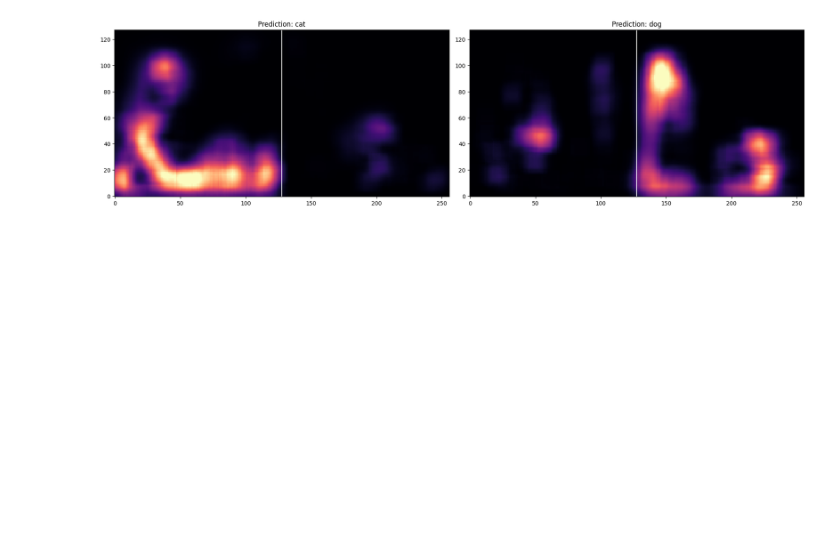
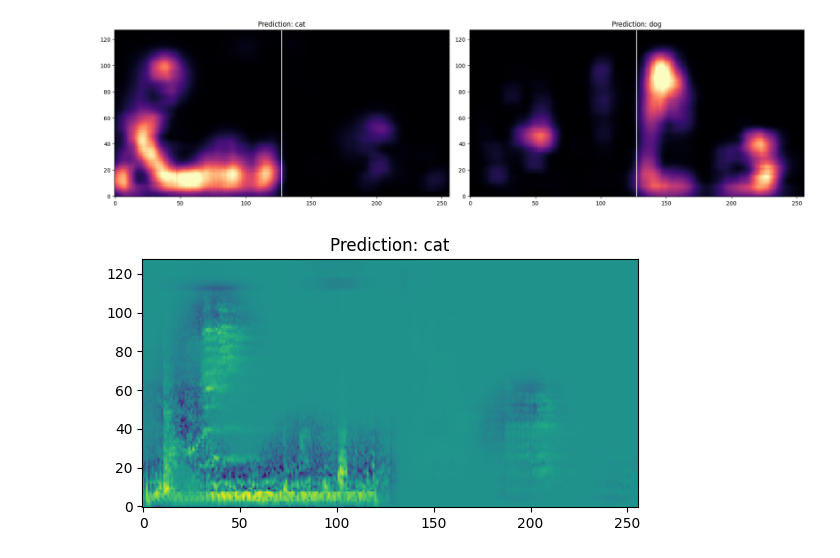
Before and after one commit to LukaVanHoeven/woofsandmeows, a Jupyter notebook: explain.ipynb, the cells around one changed output. Cells and saved outputs as stored; diff of their text form; code cells hidden in the pictures; blank space fills up the shorter version.

Commit message:
Add visual explanation as applied in the paper

```diff
--- a/explain.ipynb
+++ b/explain.ipynb
@@ -551,0 +497,9 @@ plt.show()
+# %%
+explanation_cat = expl_out_cat["explanation"].squeeze() * x.detach().cpu().numpy().squeeze()
+explanation_cat = (explanation_cat - explanation_cat.min()) / (explanation_cat.max() - explanation_cat.min() + 1e-8) # normalize to [0, 1]
+
+plt.imshow(explanation_cat, origin="lower")
+plt.title(f"Prediction: cat")
+plt.show()
+# %% [output]
+[figure, added]
```
Also changed, not shown: parts of 2 cells of this notebook.
